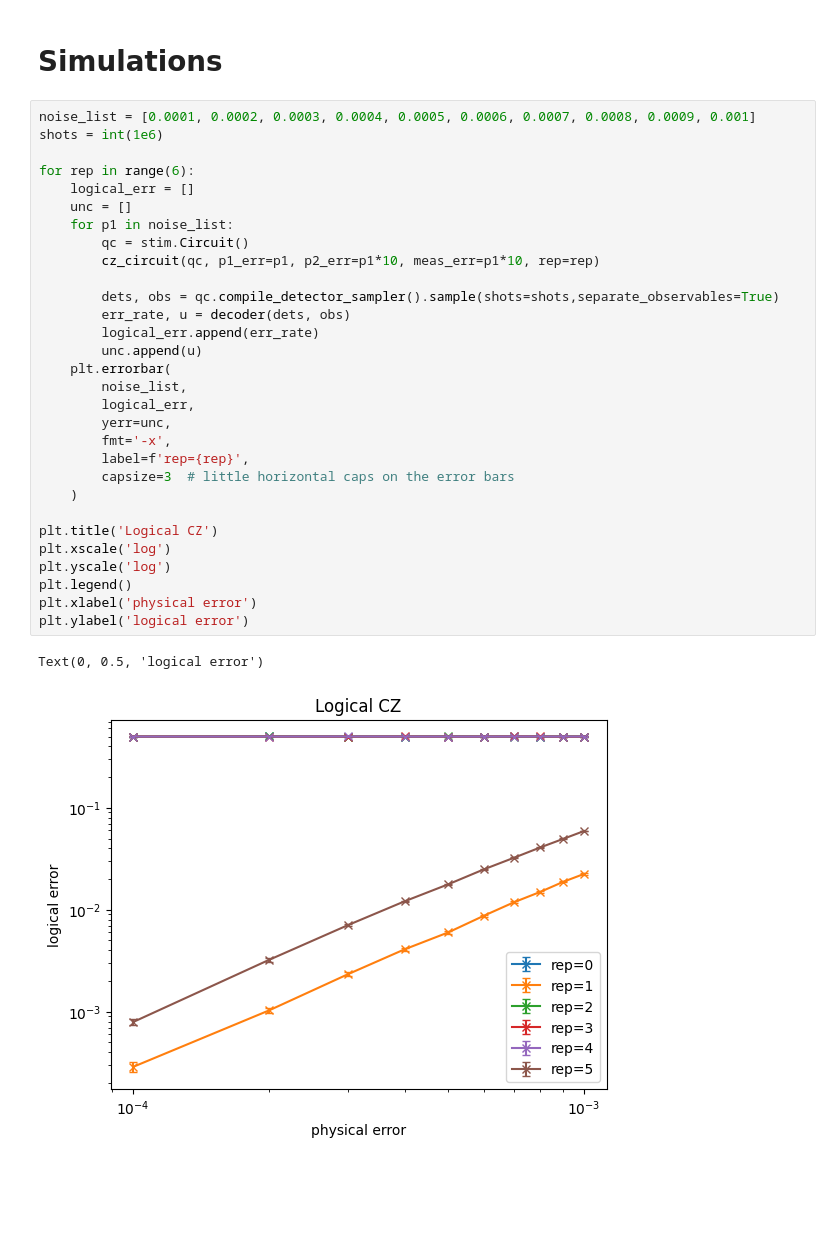
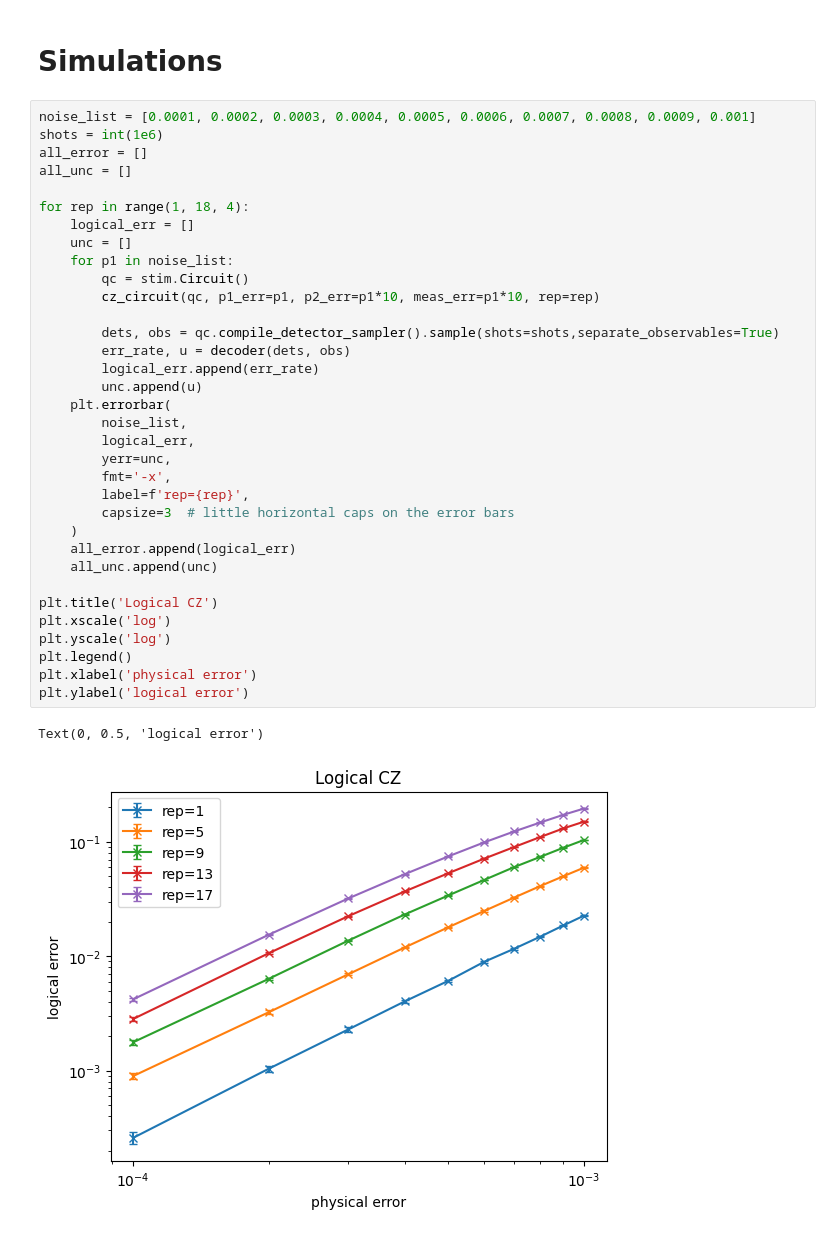
Before and after one commit to Sal7ySalt/Smallest-MSD-Protocol, a Jupyter notebook: Steane/logical_error_rate_cz.ipynb, the cells around one changed output. Drawn from its saved outputs; the diff is of its cells as text; blank space fills up the shorter version.

```diff
--- a/Steane/logical_error_rate_cz.ipynb
+++ b/Steane/logical_error_rate_cz.ipynb
@@ -100,33 +100,37 @@ def decoder(dets, obs):
 # %%
 noise_list = [0.0001, 0.0002, 0.0003, 0.0004, 0.0005, 0.0006, 0.0007, 0.0008, 0.0009, 0.001]
 shots = int(1e6)
+all_error = []
+all_unc = []
 
-for rep in range(6):
+for rep in range(1, 18, 4):
     logical_err = []
     unc = []
     for p1 in noise_list:
         qc = stim.Circuit()
         cz_circuit(qc, p1_err=p1, p2_err=p1*10, meas_err=p1*10, rep=rep)
 
         dets, obs = qc.compile_detector_sampler().sample(shots=shots,separate_observables=True)
         err_rate, u = decoder(dets, obs)
         logical_err.append(err_rate)
         unc.append(u)
     plt.errorbar(
         noise_list,
         logical_err,
         yerr=unc,
         fmt='-x',
         label=f'rep={rep}',
         capsize=3  # little horizontal caps on the error bars
     )
+    all_error.append(logical_err)
+    all_unc.append(unc)
 
 plt.title('Logical CZ')
 plt.xscale('log')
 plt.yscale('log')
 plt.legend()
 plt.xlabel('physical error')
 plt.ylabel('logical error')
 # %% [output]
 Text(0, 0.5, 'logical error')
-[figure, old version]
+[figure, new version]
```
Also changed, not shown: parts of 1 cell of this notebook, 9 other files.
